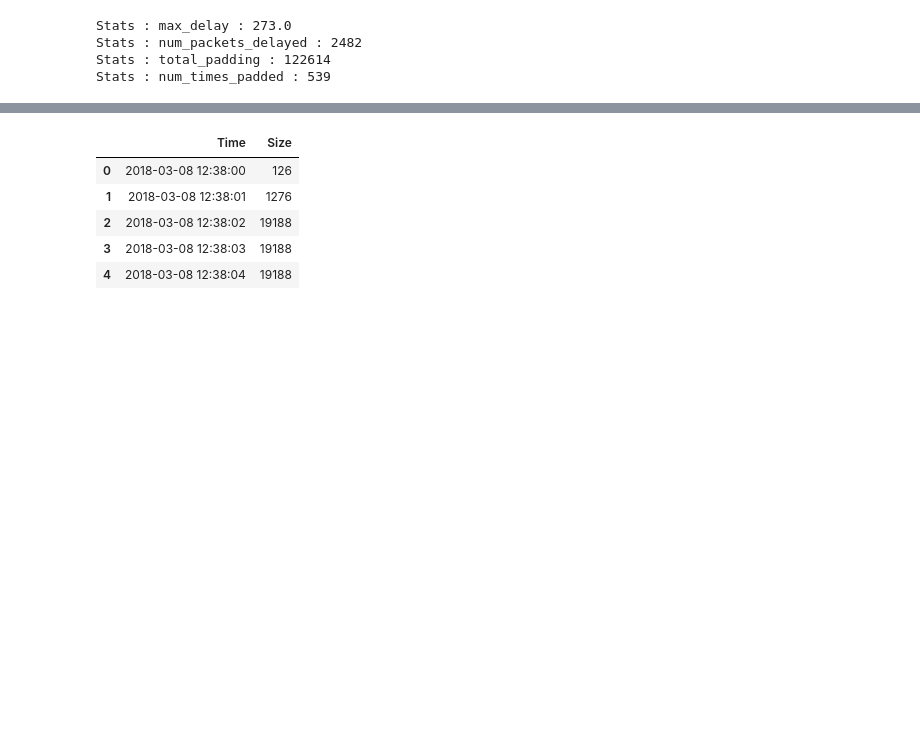
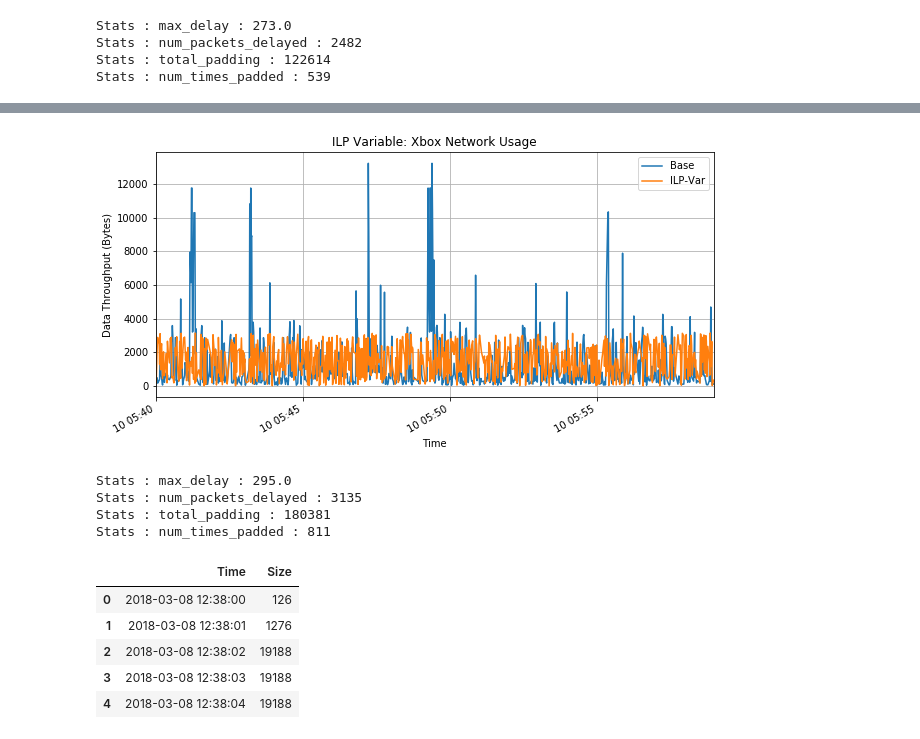
Before and after one commit to ayanpatel/iot-sec, a Jupyter notebook: plotDB.ipynb, the cells around one changed output, grey strips where cells are left out. Drawn from its saved outputs; the diff is of its cells as text; code cells hidden in the pictures; blank space fills up the shorter version.

```diff
--- a/plotDB.ipynb
+++ b/plotDB.ipynb
@@ -293,3 +323,7 @@ Stats : max_delay : 273.0
 Stats : num_packets_delayed : 2482
 Stats : total_padding : 122614
 Stats : num_times_padded : 539
+# %%
+xbox_ilp_var_df, xbox_ilp_var_stats = ilp_variable_alg(xbox_packets_df, int(df_xbox['Size'].mean()-df_xbox['Size'].std()), int(df_xbox['Size'].mean()+df_xbox['Size'].std()))
+xbox_ilp_var_df = xbox_ilp_var_df.groupby(['Time']).sum().reset_index()
+xbox_ilp_var_df.head()
@@ -296,3 +337,20 @@ Stats : num_times_padded : 539
+# %%
+ax = df_xbox.plot(x='Time', y='Size', kind='line', grid=True, title='Xbox Network Usage', figsize=(10,5))
+ax.set_xlabel('Time')
+ax.set_ylabel('Data Throughput (Bytes)')
+xbox_ilp_var_df.plot(x='Time', y='Size', kind='line', grid=True, title='ILP Variable: Xbox Network Usage', figsize=(10,5), ax=ax)
+plt.legend(['Base', 'ILP-Var'])
+plt.show()
+# %% [output]
+[figure, added]
+# %%
+for stat in xbox_ilp_var_stats:
+    print("Stats : {} : {}".format(stat,xbox_ilp_var_stats[stat]))
+# %% [output]
+Stats : max_delay : 295.0
+Stats : num_packets_delayed : 3135
+Stats : total_padding : 180381
+Stats : num_times_padded : 811
 # %%
 def stp_alg(input_df, R, q, threshold):
     output_df = pd.DataFrame(columns=['Time', 'Size'])
```
Also changed, not shown: parts of 8 cells of this notebook.
